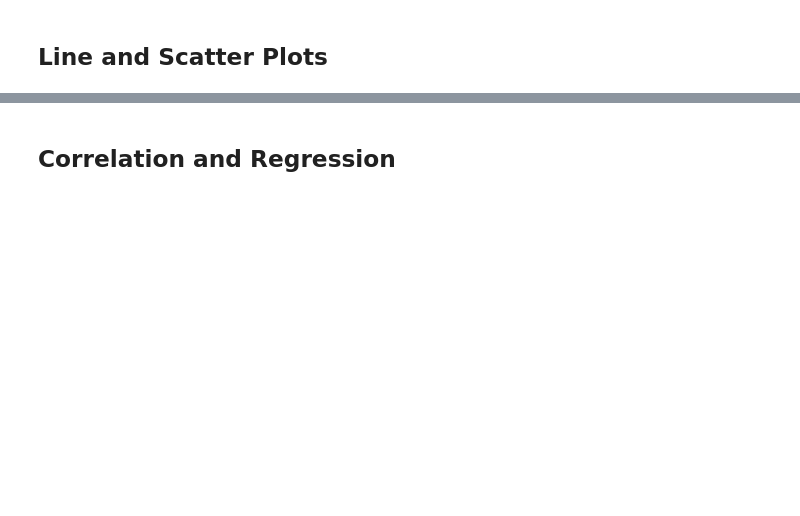
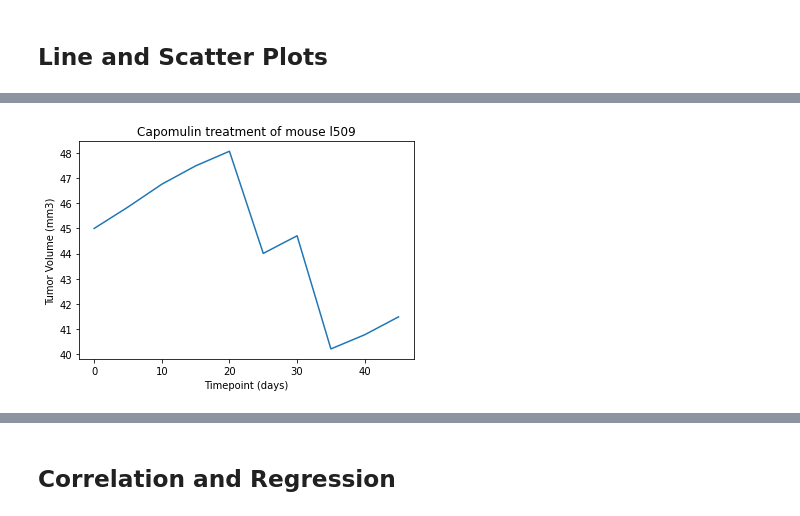
Before and after one commit to clawson13/Matplotlib-challenge, a Jupyter notebook: pymaceuticals.ipynb, the cells around one changed output, grey strips where cells are left out. Drawn from its saved outputs; the diff is of its cells as text; code cells hidden in the pictures; blank space fills up the shorter version.

```diff
--- a/pymaceuticals.ipynb
+++ b/pymaceuticals.ipynb
@@ -340,0 +375,23 @@ Infubinol's potential outliers: 36.3213458
+# %%
+# Generate a line plot of tumor volume vs. time for a mouse treated with Capomulin
+
+# Obtain dataframe for studying Volume vs. Timepoint
+time_vs_volume = clean_study[['Mouse ID', 'Timepoint', 'Tumor Volume (mm3)']]
+
+# Filter dataframe for mouse l509
+filter_by_l509 = time_vs_volume[time_vs_volume['Mouse ID'].isin(['l509'])]
+
+# Create lists for l509's Timepoints and Tumor Volume
+timepoints = filter_by_l509['Timepoint']
+volume = filter_by_l509['Tumor Volume (mm3)']
+
+# Give our graph a title and label the axes
+plt.xlabel("Timepoint (days)")
+plt.ylabel("Tumor Volume (mm3)")
+plt.title("Capomulin treatment of mouse l509")
+
+# Plot and display line plot
+plt.plot(timepoints, volume)
+plt.show()
+# %% [output]
+[figure, added]
```
Also changed, not shown: parts of 13 cells of this notebook, 5 other files.
